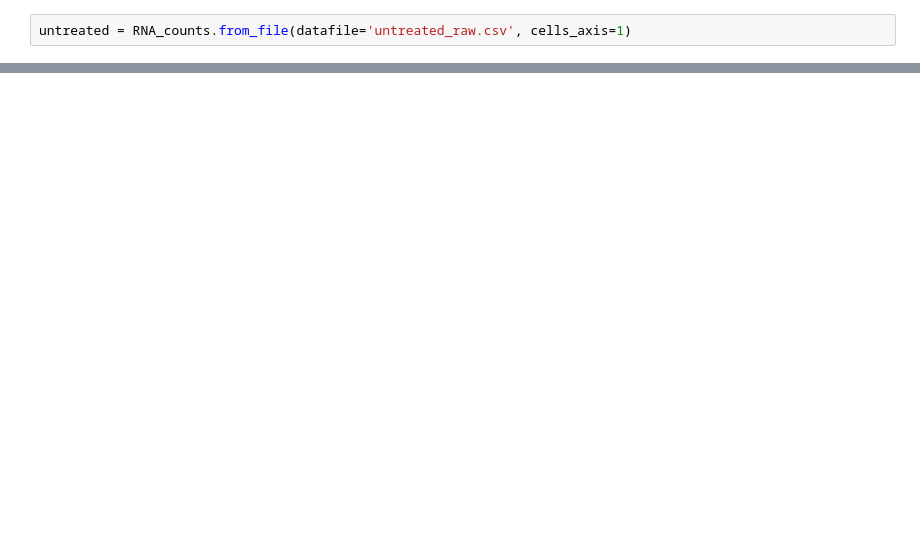
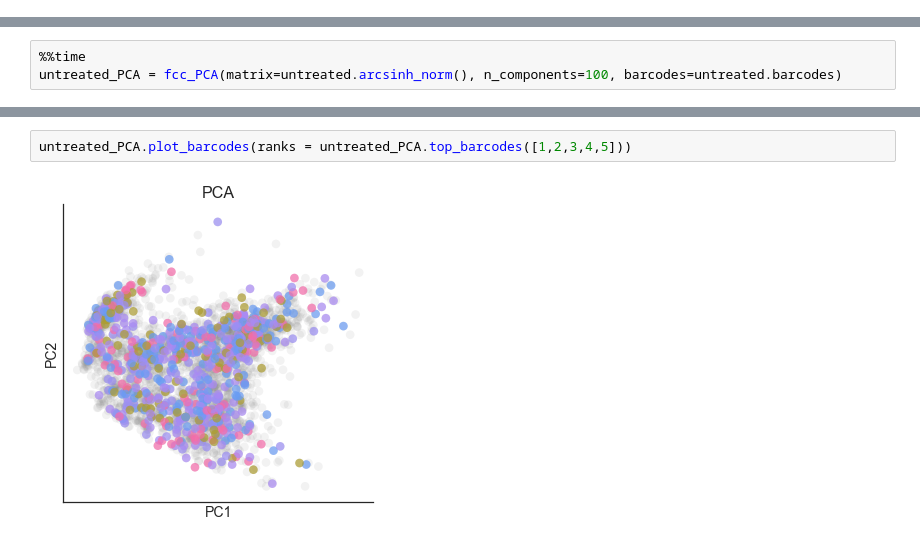
Before and after one commit to codyheiser/fluffy-succotash, a Jupyter notebook: SKMEL5_treatmentcomparison_CNH.ipynb, the cells around one changed output, grey strips where cells are left out. Cells and saved outputs as stored; diff of their text form; blank space fills up the shorter version.

Commit message:
subset barcodes by ID for plotting and distance calcs

```diff
--- a/SKMEL5_treatmentcomparison_CNH.ipynb
+++ b/SKMEL5_treatmentcomparison_CNH.ipynb
@@ -63,2 +0,0 @@ tSNE.to_csv('treated_tSNE.csv')
-# %%
-untreated = RNA_counts.from_file(datafile='untreated_raw.csv', cells_axis=1)
@@ -186,0 +74,3 @@ plt.show()
+# %%
+%%time
+untreated_PCA = fcc_PCA(matrix=untreated.arcsinh_norm(), n_components=100, barcodes=untreated.barcodes)
@@ -186,0 +80,4 @@ plt.show()
+# %%
+untreated_PCA.plot_barcodes(ranks = untreated_PCA.top_barcodes([1,2,3,4,5]))
+# %% [output]
+[figure, added]
```
Also changed, not shown: parts of 46 cells of this notebook, 1 other file.
